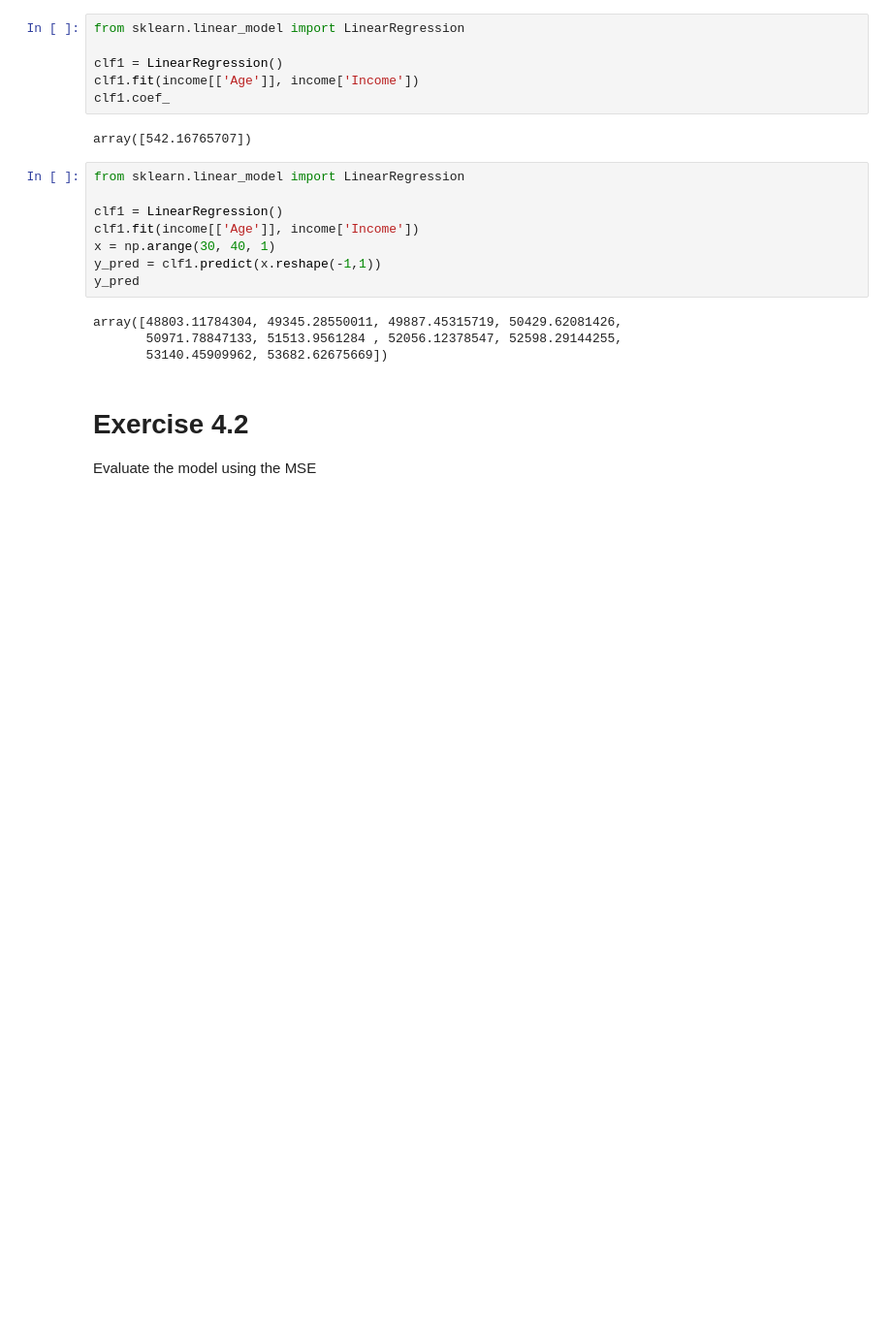
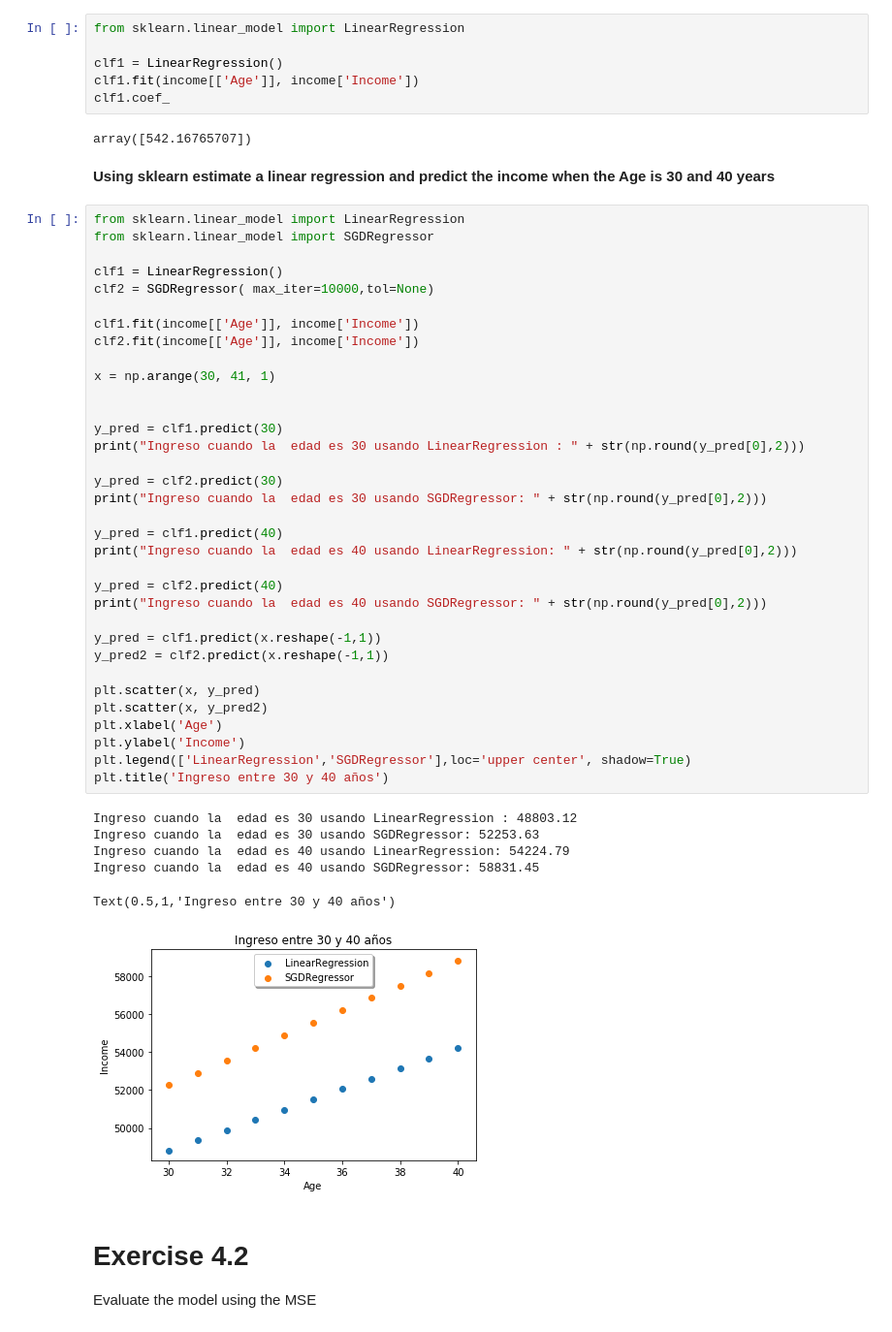
Before and after one commit to lfortizs/ML, a Jupyter notebook: E4-Regression-Linear&Logistic.ipynb, the cells around one changed output. Shown: that part at 97% size. Cells and saved outputs as stored; diff of their text form; blank space fills up the shorter version.

```diff
--- a/E4-Regression-Linear&Logistic.ipynb
+++ b/E4-Regression-Linear&Logistic.ipynb
@@ -57,18 +64,49 @@ clf1.fit(income[['Age']], income['Income'])
 clf1.coef_
 # %% [output]
 array([542.16765707])
-# %%
-from sklearn.linear_model import LinearRegression
-
-clf1 = LinearRegression()
-clf1.fit(income[['Age']], income['Income'])
-x = np.arange(30, 40, 1)
-y_pred = clf1.predict(x.reshape(-1,1))
-y_pred
-# %% [output]
-array([48803.11784304, 49345.28550011, 49887.45315719, 50429.62081426,
-       50971.78847133, 51513.9561284 , 52056.12378547, 52598.29144255,
-       53140.45909962, 53682.62675669])
+# %% [markdown]
+__Using sklearn estimate a linear regression and predict the income when the Age is 30 and 40 years__
+# %%
+from sklearn.linear_model import LinearRegression
+from sklearn.linear_model import SGDRegressor
+
+clf1 = LinearRegression()
+clf2 = SGDRegressor( max_iter=10000,tol=None)
+
+clf1.fit(income[['Age']], income['Income'])
+clf2.fit(income[['Age']], income['Income'])
+
+x = np.arange(30, 41, 1)
+
+
+y_pred = clf1.predict(30)
+print("Ingreso cuando la  edad es 30 usando LinearRegression : " + str(np.round(y_pred[0],2)))
+
+y_pred = clf2.predict(30)
+print("Ingreso cuando la  edad es 30 usando SGDRegressor: " + str(np.round(y_pred[0],2)))
+
+y_pred = clf1.predict(40)
+print("Ingreso cuando la  edad es 40 usando LinearRegression: " + str(np.round(y_pred[0],2)))
+
+y_pred = clf2.predict(40)
+print("Ingreso cuando la  edad es 40 usando SGDRegressor: " + str(np.round(y_pred[0],2)))
+
+y_pred = clf1.predict(x.reshape(-1,1))
+y_pred2 = clf2.predict(x.reshape(-1,1))
+
+plt.scatter(x, y_pred)
+plt.scatter(x, y_pred2)
+plt.xlabel('Age')
+plt.ylabel('Income')
+plt.legend(['LinearRegression','SGDRegressor'],loc='upper center', shadow=True)
+plt.title('Ingreso entre 30 y 40 años')
+# %% [output]
+Ingreso cuando la  edad es 30 usando LinearRegression : 48803.12
+Ingreso cuando la  edad es 30 usando SGDRegressor: 52253.63
+Ingreso cuando la  edad es 40 usando LinearRegression: 54224.79
+Ingreso cuando la  edad es 40 usando SGDRegressor: 58831.45
+Text(0.5,1,'Ingreso entre 30 y 40 años')
+[figure, added]
 # %% [markdown]
 # Exercise 4.2
 Evaluate the model using the MSE
```
Also changed, not shown: parts of 20 cells of this notebook.
